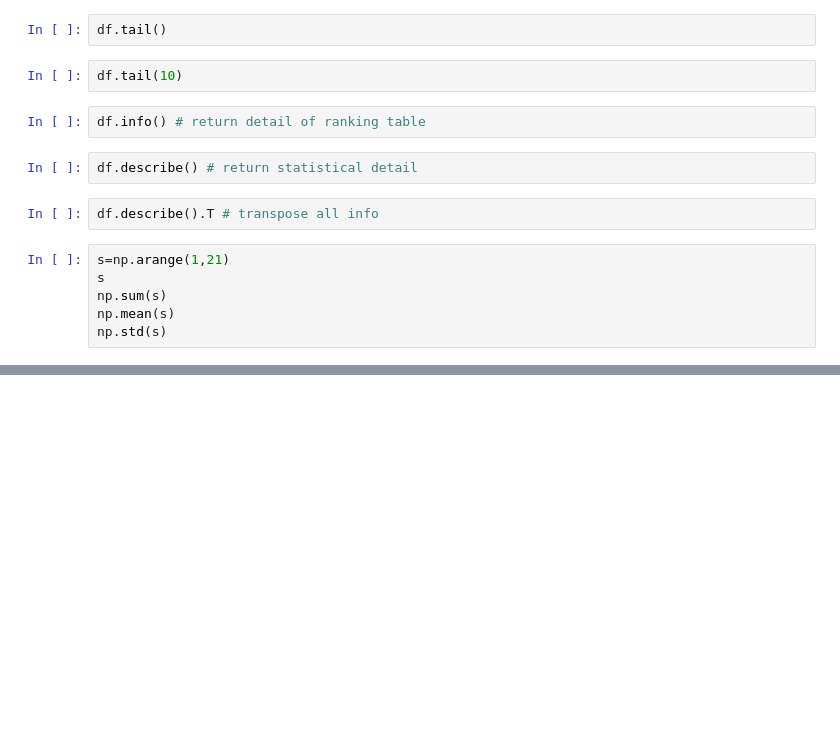
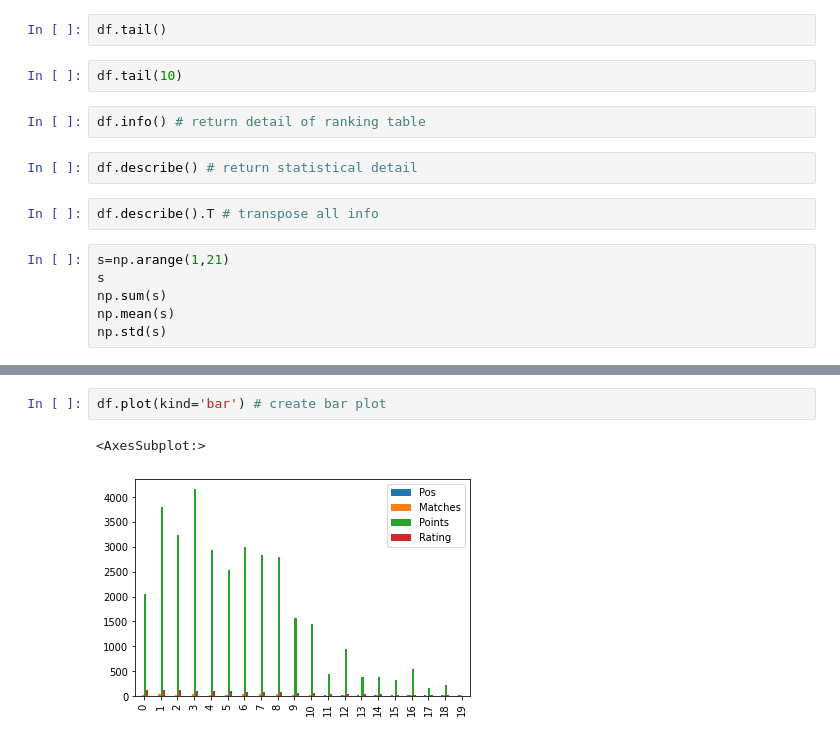
Before and after one commit to Rasel-25/Python, a Jupyter notebook: DataAnalysis/wrnagling.ipynb, the cells around one changed output, grey strips where cells are left out. Saved outputs shown, nothing was run; the diff lists cells and outputs as text; blank space fills up the shorter version.

```diff
--- a/DataAnalysis/wrnagling.ipynb
+++ b/DataAnalysis/wrnagling.ipynb
@@ -36,0 +107,5 @@ AttributeError: 'DataFrame' object has no attribute 'Team'
+# %%
+df.plot(kind='bar') # create bar plot
+# %% [output]
+<AxesSubplot:>
+[figure, added]
```
Also changed, not shown: parts of 32 cells of this notebook.
